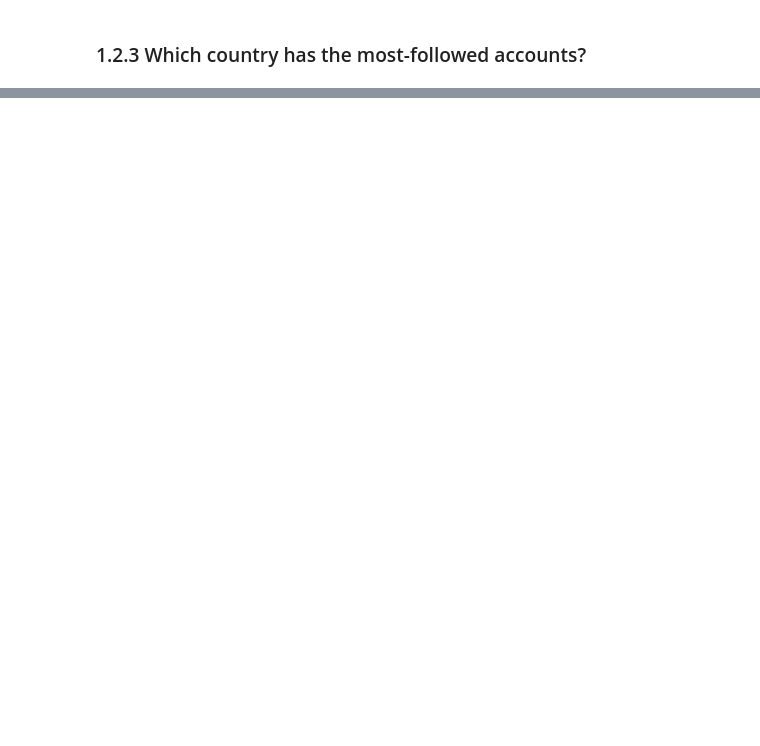
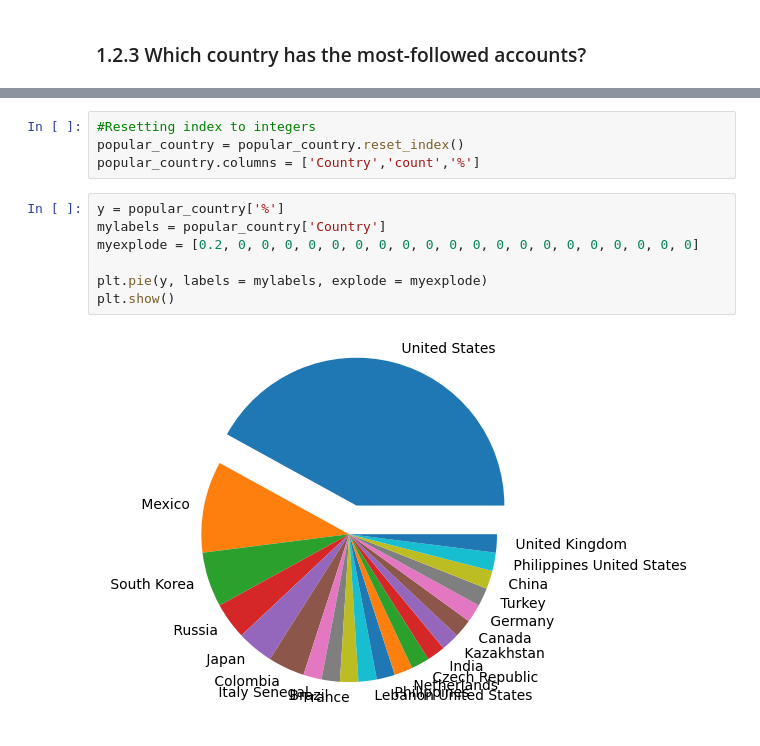
Before and after one commit to parisvu07/Springboard, a Jupyter notebook: Data Story Telling Case Study/Most_followed_tiktok_accounts.ipynb, the cells around one changed output, grey strips where cells are left out. Cells and saved outputs as stored; diff of their text form; blank space fills up the shorter version.

```diff
--- a/Data Story Telling Case Study/Most_followed_tiktok_accounts.ipynb
+++ b/Data Story Telling Case Study/Most_followed_tiktok_accounts.ipynb
@@ -115,0 +174,13 @@ popular_country.sort_values(by=['%'], ascending=False)
+# %%
+#Resetting index to integers
+popular_country = popular_country.reset_index()
+popular_country.columns = ['Country','count','%']
+# %%
+y = popular_country['%']
+mylabels = popular_country['Country']
+myexplode = [0.2, 0, 0, 0, 0, 0, 0, 0, 0, 0, 0, 0, 0, 0, 0, 0, 0, 0, 0, 0, 0]
+
+plt.pie(y, labels = mylabels, explode = myexplode)
+plt.show()
+# %% [output]
+[figure, added]
```
Also changed, not shown: parts of 18 cells of this notebook.
